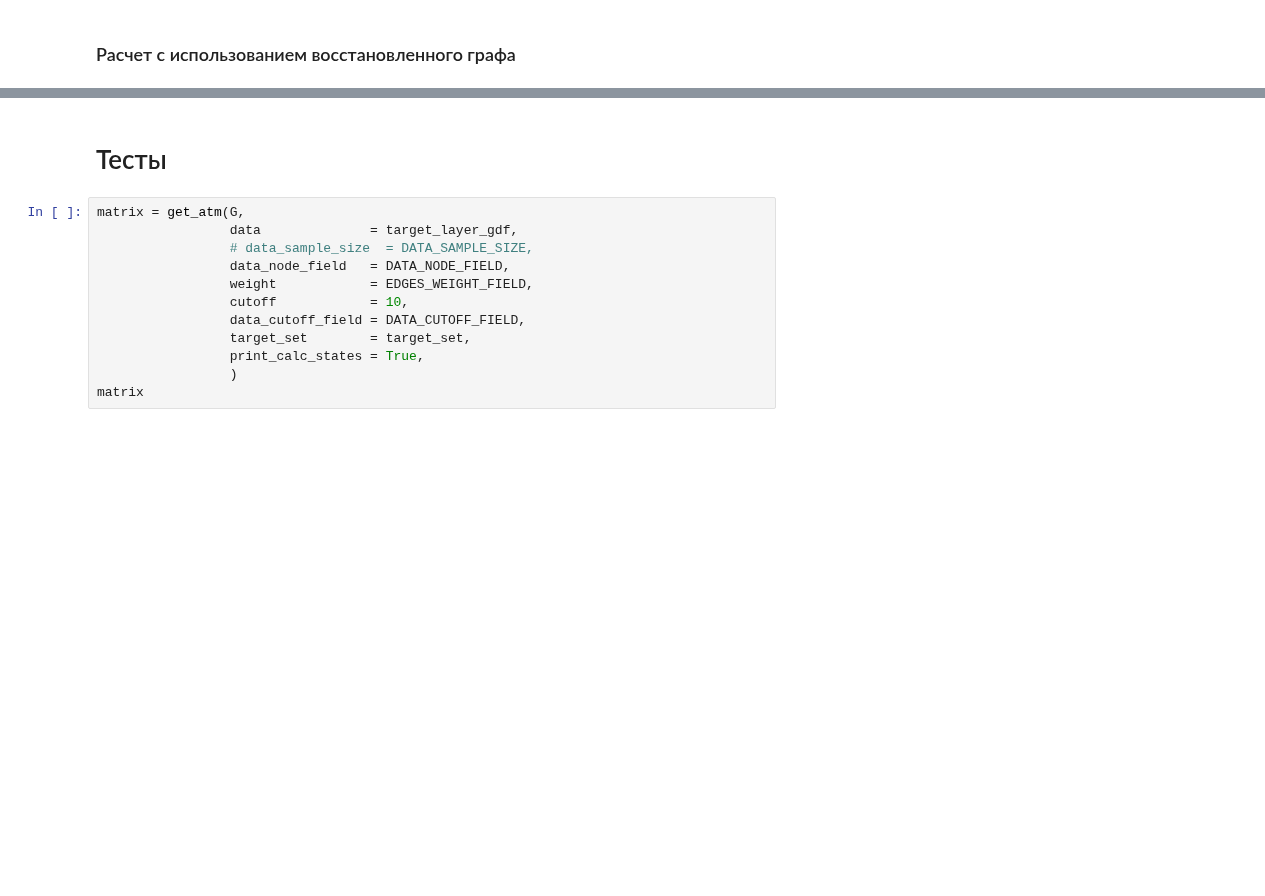
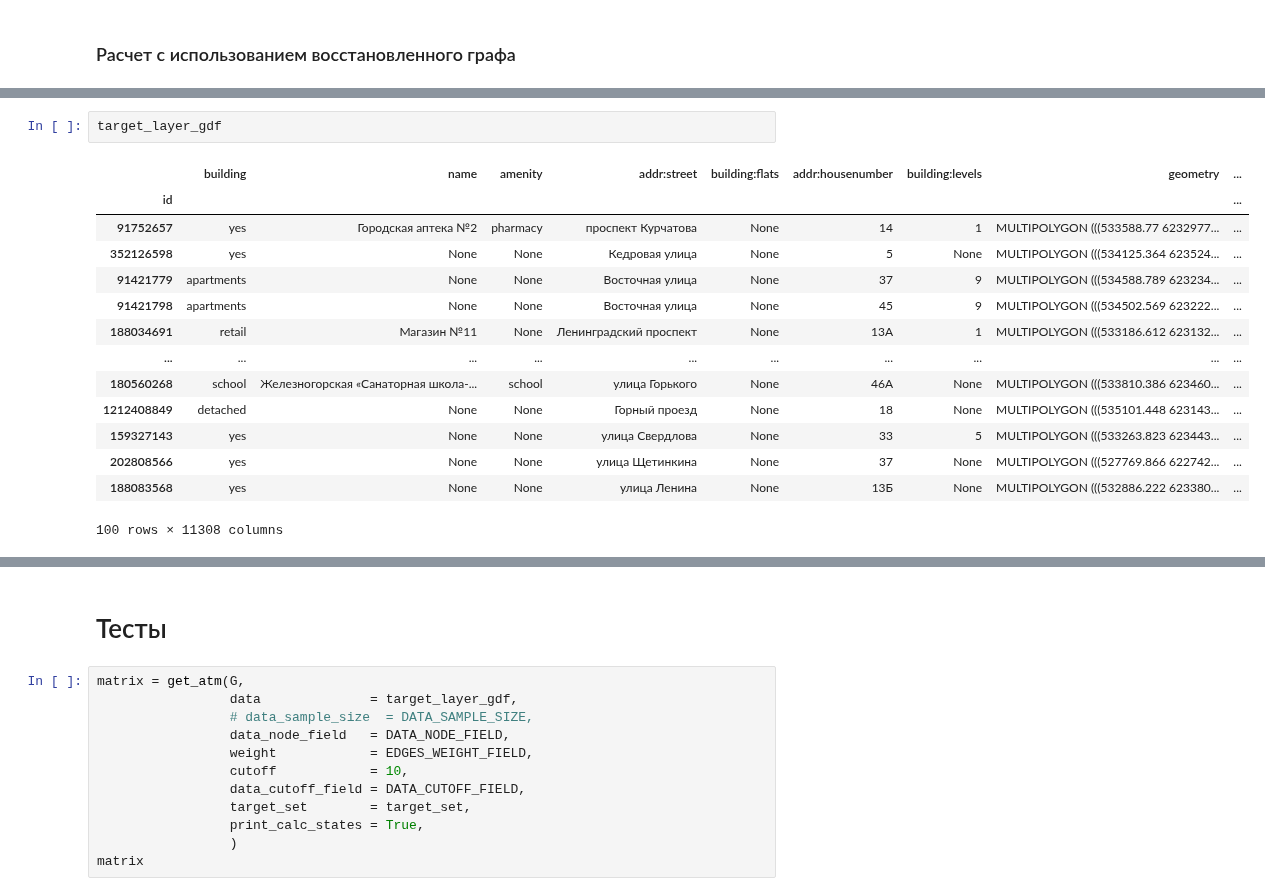
Before and after one commit to Obsidian-pb/genesis, a Jupyter notebook: work/genesis/qgis_test.ipynb, the cells around one changed output, grey strips where cells are left out. Cells and saved outputs as stored; diff of their text form; blank space fills up the shorter version.

```diff
--- a/work/genesis/qgis_test.ipynb
+++ b/work/genesis/qgis_test.ipynb
@@ -374,0 +473,17 @@ plot_map(bounds, ox.projection.project_gdf(g_nodes, to_latlong=True), best_nodes
+# %%
+target_layer_gdf
+# %% [output]
+|  | building | name | amenity | addr:street | building:flats | addr:housenumber | building:levels | geometry | ... |
+| id |  |  |  |  |  |  |  |  | ... |
+| 91752657 | yes | Городская аптека №2 | pharmacy | проспект Курчатова | None | 14 | 1 | MULTIPOLYGON (((533588.77 6232977... | ... |
+| 352126598 | yes | None | None | Кедровая улица | None | 5 | None | MULTIPOLYGON (((534125.364 623524... | ... |
+| 91421779 | apartments | None | None | Восточная улица | None | 37 | 9 | MULTIPOLYGON (((534588.789 623234... | ... |
+| 91421798 | apartments | None | None | Восточная улица | None | 45 | 9 | MULTIPOLYGON (((534502.569 623222... | ... |
+| 188034691 | retail | Магазин №11 | None | Ленинградский проспект | None | 13А | 1 | MULTIPOLYGON (((533186.612 623132... | ... |
+| ... | ... | ... | ... | ... | ... | ... | ... | ... | ... |
+| 180560268 | school | Железногорская «Санаторная школа-... | school | улица Горького | None | 46А | None | MULTIPOLYGON (((533810.386 623460... | ... |
+| 1212408849 | detached | None | None | Горный проезд | None | 18 | None | MULTIPOLYGON (((535101.448 623143... | ... |
+| 159327143 | yes | None | None | улица Свердлова | None | 33 | 5 | MULTIPOLYGON (((533263.823 623443... | ... |
+| 202808566 | yes | None | None | улица Щетинкина | None | 37 | None | MULTIPOLYGON (((527769.866 622742... | ... |
+| 188083568 | yes | None | None | улица Ленина | None | 13Б | None | MULTIPOLYGON (((532886.222 623380... | ... |
+100 rows × 11308 columns
```
Also changed, not shown: parts of 18 cells of this notebook, 1 other file.
